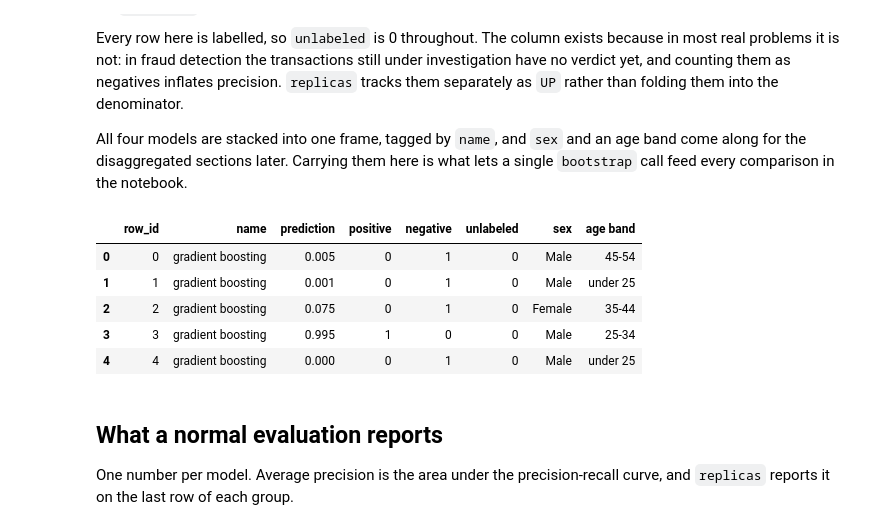
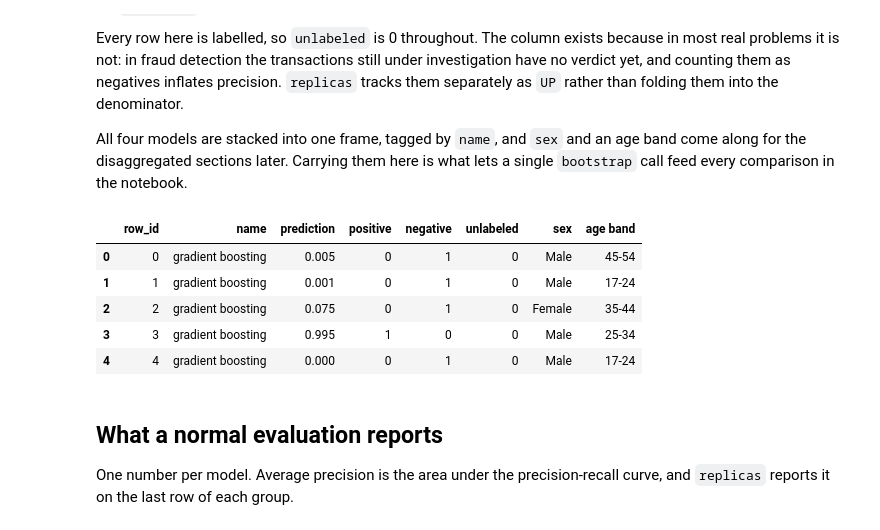
Before and after one commit to hamed/replicas, a Jupyter notebook: examples/census_income.ipynb, the cells around one changed output. Saved outputs shown, nothing was run; the diff lists cells and outputs as text; code cells hidden in the pictures.

```diff
--- a/examples/census_income.ipynb
+++ b/examples/census_income.ipynb
@@ -169,38 +169,38 @@ notebook.
 # %%
 age_band = pd.cut(
     X_test["age"],
     [0, 25, 35, 45, 55, 200],
-    labels=["under 25", "25-34", "35-44", "45-54", "55+"],
+    labels=["17-24", "25-34", "35-44", "45-54", "55+"],
     right=False,
 ).astype(str)
 
 predictions = pd.concat(
     [
         pd.DataFrame(
             {
                 "name": name,
                 "prediction": score,
                 "positive": y_test.to_numpy(),
                 "negative": 1 - y_test.to_numpy(),
                 "unlabeled": 0,
                 "sex": X_test["sex"].astype(str).to_numpy(),
                 "age band": age_band.to_numpy(),
             }
         )
         for name, score in scores.items()
     ],
     ignore_index=True,
 )
 predictions.insert(0, "row_id", np.arange(len(predictions)))
 
 predictions.head()
 # %% [output]
 |  | row_id | name | prediction | positive | negative | unlabeled | sex | age band |
 | 0 | 0 | gradient boosting | 0.005 | 0 | 1 | 0 | Male | 45-54 |
-| 1 | 1 | gradient boosting | 0.001 | 0 | 1 | 0 | Male | under 25 |
+| 1 | 1 | gradient boosting | 0.001 | 0 | 1 | 0 | Male | 17-24 |
 | 2 | 2 | gradient boosting | 0.075 | 0 | 1 | 0 | Female | 35-44 |
 | 3 | 3 | gradient boosting | 0.995 | 1 | 0 | 0 | Male | 25-34 |
-| 4 | 4 | gradient boosting | 0.000 | 0 | 1 | 0 | Male | under 25 |
+| 4 | 4 | gradient boosting | 0.000 | 0 | 1 | 0 | Male | 17-24 |
 # %% [markdown]
 ## What a normal evaluation reports
 
```
Also changed, not shown: parts of 7 cells of this notebook.
